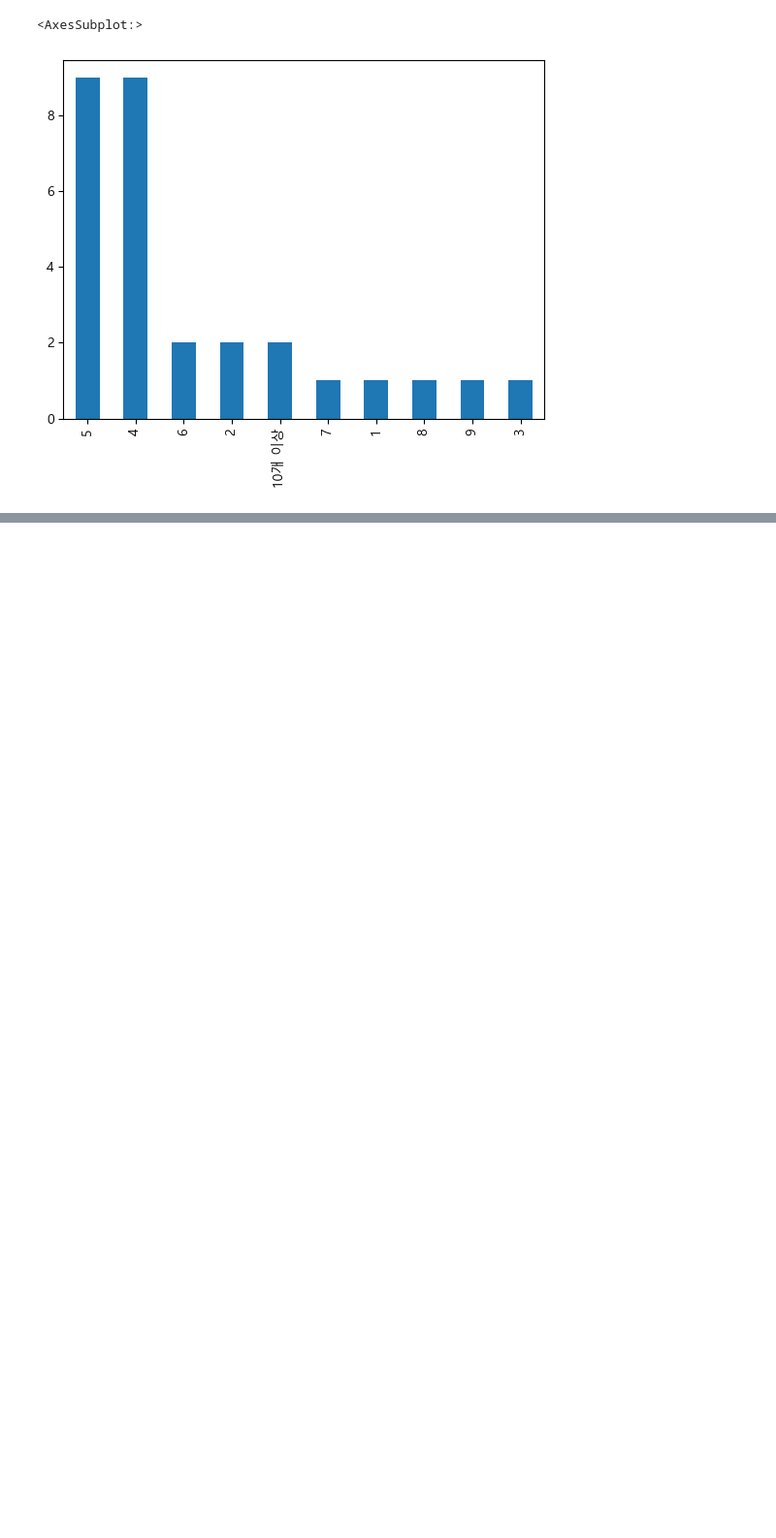
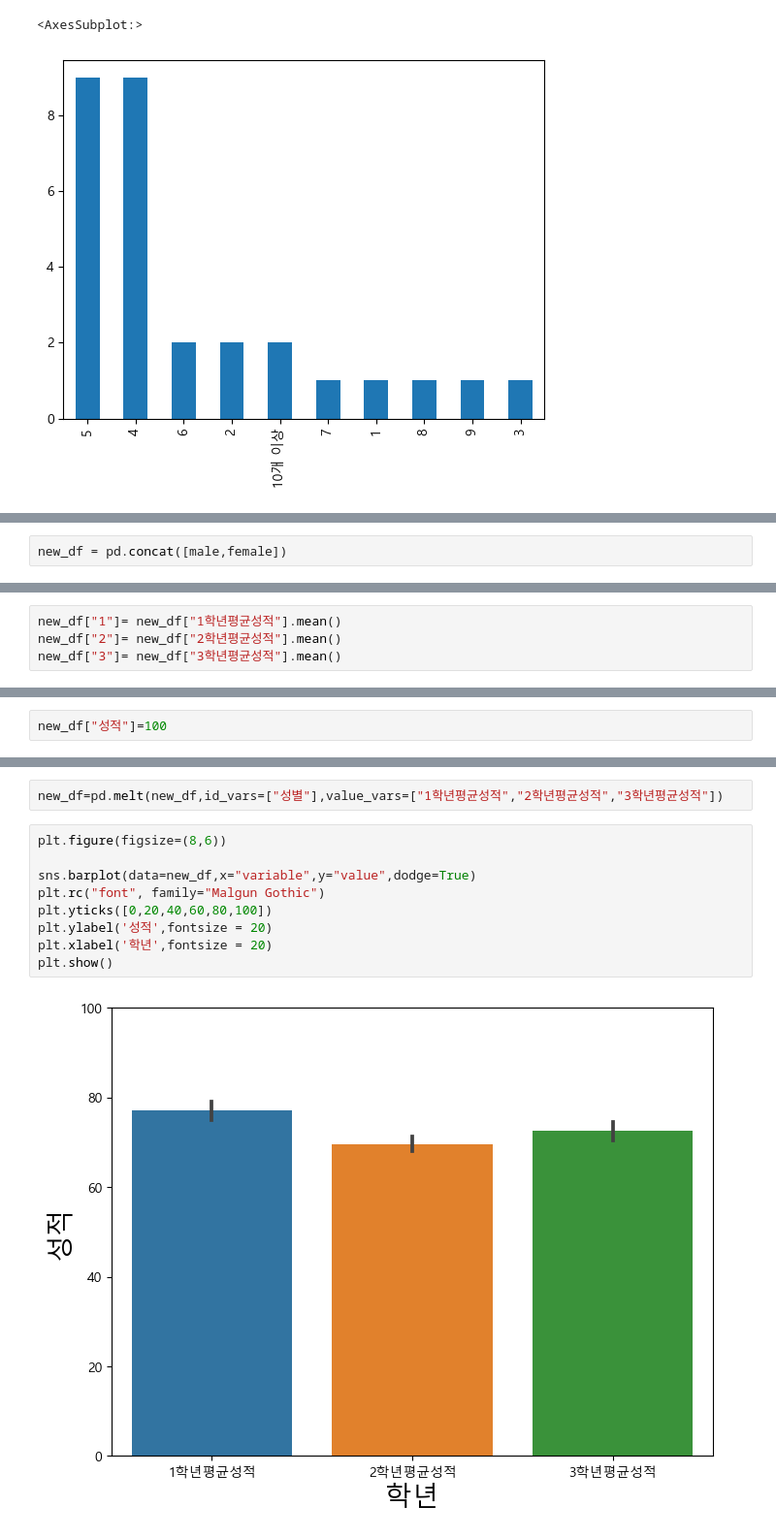
Before and after one commit to choi55j/contest, a Jupyter notebook: 대회1.ipynb, the cells around one changed output, grey strips where cells are left out. Shown: that part at 97% size. Drawn from its saved outputs; the diff is of its cells as text; blank space fills up the shorter version.

```diff
--- a/대회1.ipynb
+++ b/대회1.ipynb
@@ -307,0 +374,2 @@ jsysoo[jsysoo["학년"]=="3학년"]["자격증 개수"].value_counts().plot(kind
+# %%
+new_df = pd.concat([male,female])
@@ -307,0 +392,4 @@ jsysoo[jsysoo["학년"]=="3학년"]["자격증 개수"].value_counts().plot(kind
+# %%
+new_df["1"]= new_df["1학년평균성적"].mean()
+new_df["2"]= new_df["2학년평균성적"].mean()
+new_df["3"]= new_df["3학년평균성적"].mean()
@@ -307,0 +401,2 @@ jsysoo[jsysoo["학년"]=="3학년"]["자격증 개수"].value_counts().plot(kind
+# %%
+new_df["성적"]=100
@@ -307,0 +419,13 @@ jsysoo[jsysoo["학년"]=="3학년"]["자격증 개수"].value_counts().plot(kind
+# %%
+new_df=pd.melt(new_df,id_vars=["성별"],value_vars=["1학년평균성적","2학년평균성적","3학년평균성적"])
+# %%
+plt.figure(figsize=(8,6))
+
+sns.barplot(data=new_df,x="variable",y="value",dodge=True)
+plt.rc("font", family="Malgun Gothic")
+plt.yticks([0,20,40,60,80,100])
+plt.ylabel('성적',fontsize = 20)
+plt.xlabel('학년',fontsize = 20)
+plt.show()
+# %% [output]
+[figure, added]
```
Also changed, not shown: parts of 26 cells of this notebook.
